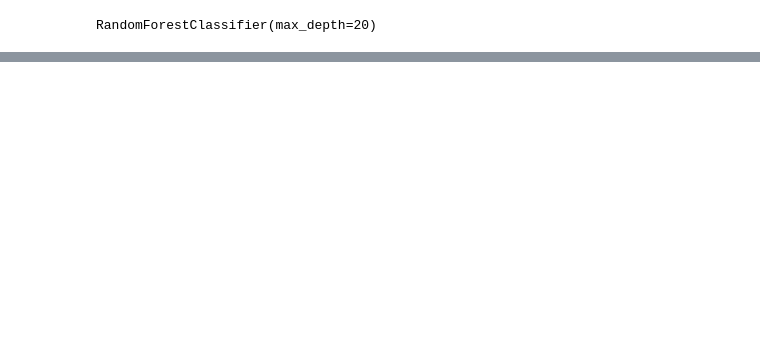
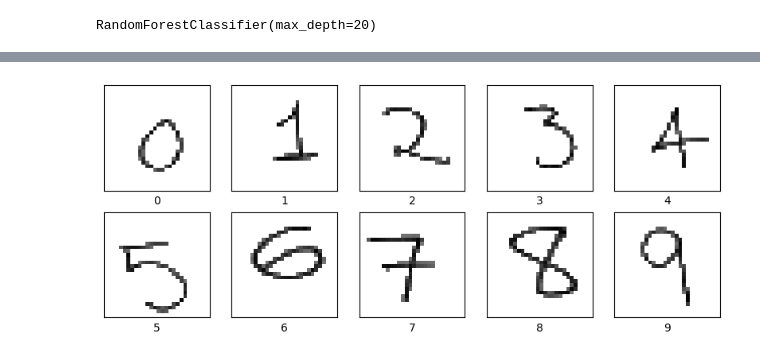
Before and after one commit to Tatiana-ZC/4.Project_Digit_Recognizer, a Jupyter notebook: Digit_Recognizer.ipynb, the cells around one changed output, grey strips where cells are left out. Cells and saved outputs as stored; diff of their text form; code cells hidden in the pictures; blank space fills up the shorter version.

```diff
--- a/Digit_Recognizer.ipynb
+++ b/Digit_Recognizer.ipynb
@@ -753,3 +713,18 @@ tatiana.head()
+# %%
+# Reshape and Display the first 25 images from the training set with their labels
+plt.figure(figsize=(10,10))
+for i in range(10):
+    # Extract the image data and label
+    image_data = tatiana.iloc[i, 0:].values.reshape(28, 28)
+    plt.subplot(5,5,i+1)
+    plt.xticks([])
+    plt.yticks([])
+    plt.grid(False)
+    plt.imshow(image_data, cmap=plt.cm.binary)
+    plt.xlabel(i)
+plt.show()
+# %% [output]
+[figure, added]
 # %%
 tatiana_predictions = model_adv.predict(tatiana)
 # %% [output]
```
Also changed, not shown: parts of 41 cells of this notebook.
